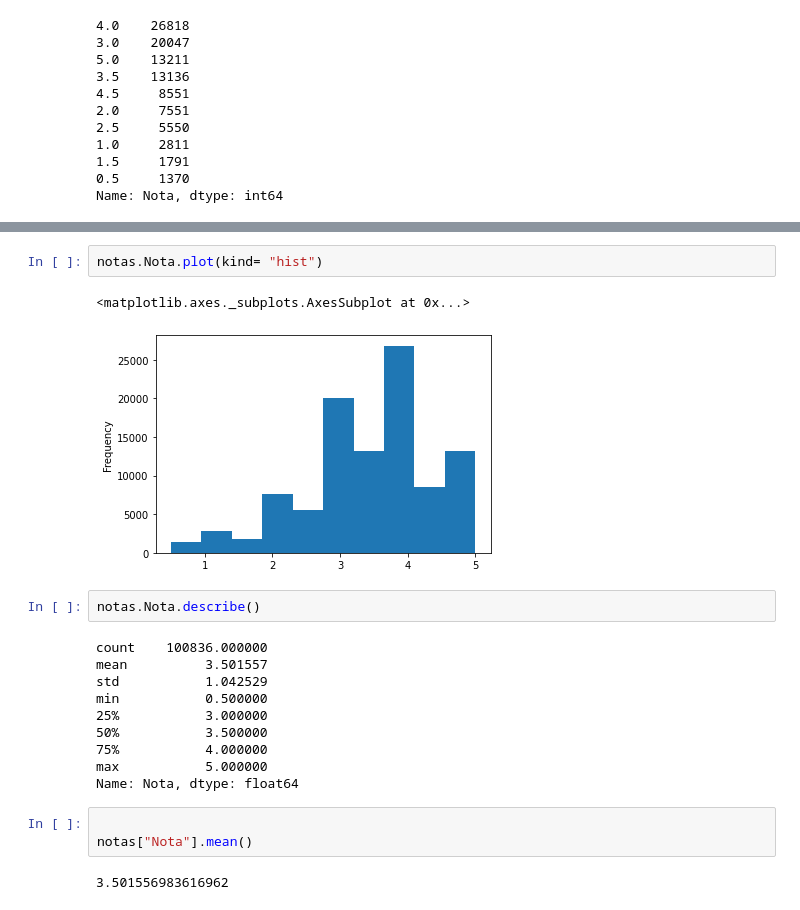
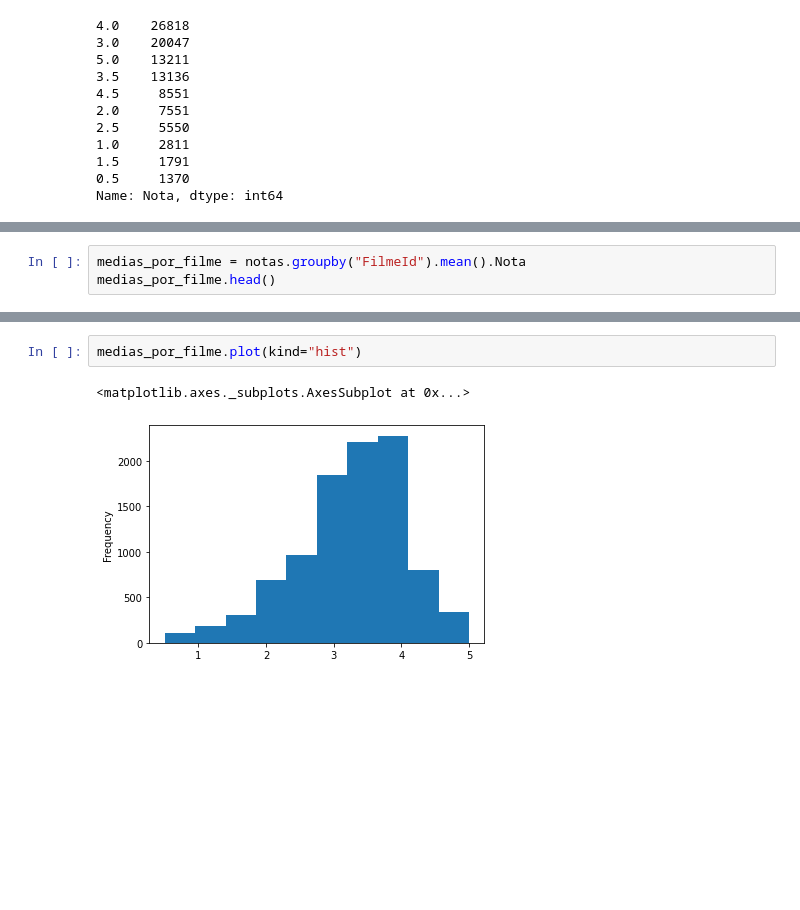
Before and after one commit to Washingtonbrochardt/Data_Science_Basico, a Jupyter notebook: Data_Science_Basico.ipynb, the cells around one changed output, grey strips where cells are left out. Cells and saved outputs as stored; diff of their text form; blank space fills up the shorter version.

```diff
--- a/Data_Science_Basico.ipynb
+++ b/Data_Science_Basico.ipynb
@@ -62,0 +117,3 @@ Name: Nota, dtype: int64
+# %%
+medias_por_filme = notas.groupby("FilmeId").mean().Nota
+medias_por_filme.head()
@@ -63,22 +128,5 @@ Name: Nota, dtype: int64
 # %%
-notas.Nota.plot(kind= "hist")
+medias_por_filme.plot(kind="hist")
 # %% [output]
 <matplotlib.axes._subplots.AxesSubplot at 0x...>
-[figure, old version]
+[figure, new version]
-# %%
-notas.Nota.describe()
-# %% [output]
-count    100836.000000
-mean          3.501557
-std           1.042529
-min           0.500000
-25%           3.000000
-50%           3.500000
-75%           4.000000
-max           5.000000
-Name: Nota, dtype: float64
-# %%
-
-notas["Nota"].mean()
-# %% [output]
-3.501556983616962
```
Also changed, not shown: parts of 10 cells of this notebook.
